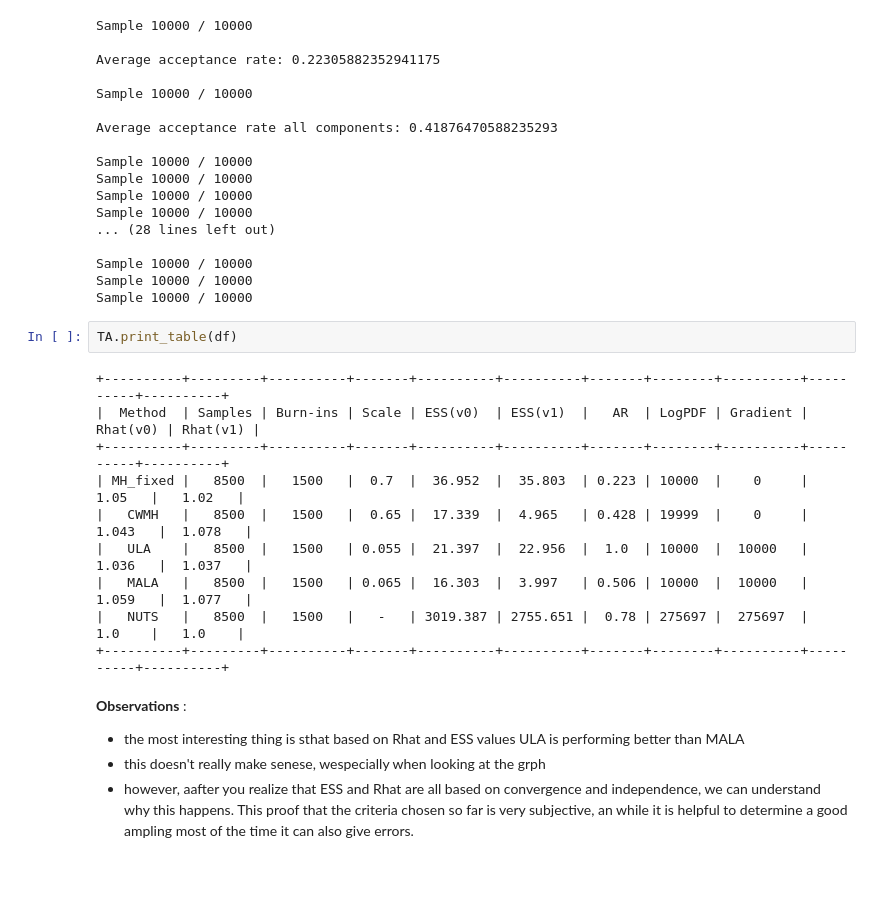
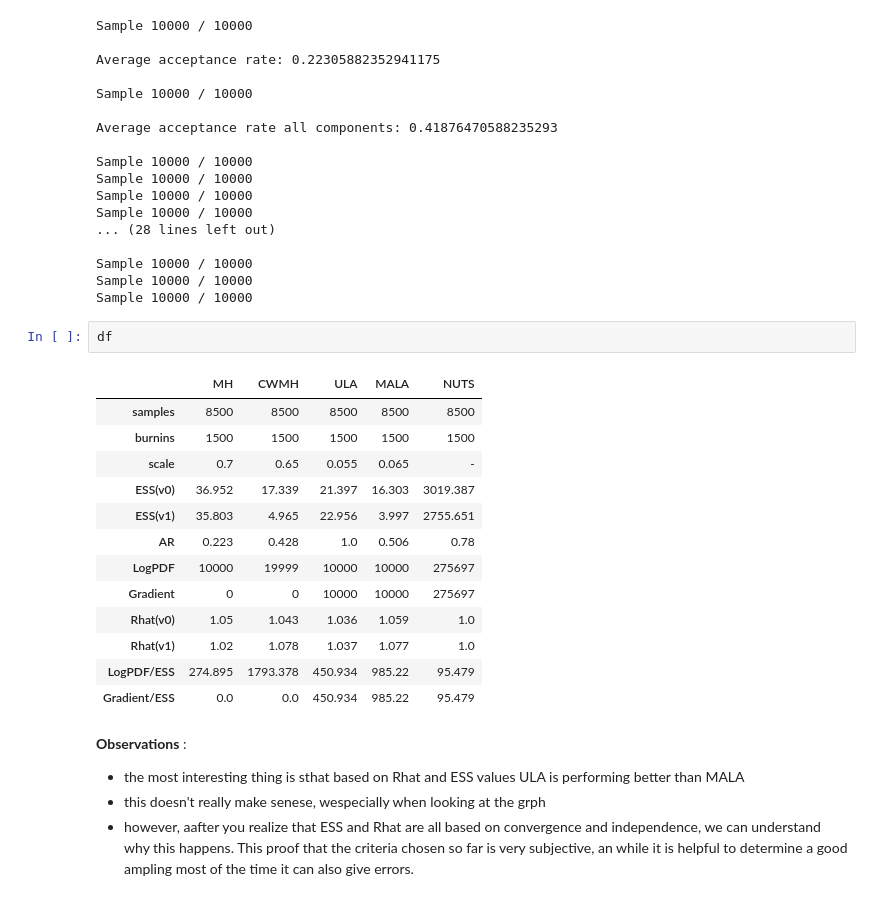
Before and after one commit to CUQI-DTU/CUQIpy-Benchmarks, a Jupyter notebook: demos/D01-table-donut.ipynb, the cells around one changed output. Saved outputs shown, nothing was run; the diff lists cells and outputs as text; blank space fills up the shorter version.

```diff
--- a/demos/D01-table-donut.ipynb
+++ b/demos/D01-table-donut.ipynb
@@ -337,18 +369,22 @@ Sample 10000 / 10000
 Sample 10000 / 10000
 Sample 10000 / 10000
 Sample 10000 / 10000
-# %%
-TA.print_table(df)
-# %% [output]
-+----------+---------+----------+-------+----------+----------+-------+--------+----------+----------+----------+
-|  Method  | Samples | Burn-ins | Scale | ESS(v0)  | ESS(v1)  |   AR  | LogPDF | Gradient | Rhat(v0) | Rhat(v1) |
-+----------+---------+----------+-------+----------+----------+-------+--------+----------+----------+----------+
-| MH_fixed |   8500  |   1500   |  0.7  |  36.952  |  35.803  | 0.223 | 10000  |    0     |   1.05   |   1.02   |
-|   CWMH   |   8500  |   1500   |  0.65 |  17.339  |  4.965   | 0.428 | 19999  |    0     |  1.043   |  1.078   |
-|   ULA    |   8500  |   1500   | 0.055 |  21.397  |  22.956  |  1.0  | 10000  |  10000   |  1.036   |  1.037   |
-|   MALA   |   8500  |   1500   | 0.065 |  16.303  |  3.997   | 0.506 | 10000  |  10000   |  1.059   |  1.077   |
-|   NUTS   |   8500  |   1500   |   -   | 3019.387 | 2755.651 |  0.78 | 275697 |  275697  |   1.0    |   1.0    |
-+----------+---------+----------+-------+----------+----------+-------+--------+----------+----------+----------+
+# %%
+df
+# %% [output]
+|  | MH | CWMH | ULA | MALA | NUTS |
+| samples | 8500 | 8500 | 8500 | 8500 | 8500 |
+| burnins | 1500 | 1500 | 1500 | 1500 | 1500 |
+| scale | 0.7 | 0.65 | 0.055 | 0.065 | - |
+| ESS(v0) | 36.952 | 17.339 | 21.397 | 16.303 | 3019.387 |
+| ESS(v1) | 35.803 | 4.965 | 22.956 | 3.997 | 2755.651 |
+| AR | 0.223 | 0.428 | 1.0 | 0.506 | 0.78 |
+| LogPDF | 10000 | 19999 | 10000 | 10000 | 275697 |
+| Gradient | 0 | 0 | 10000 | 10000 | 275697 |
+| Rhat(v0) | 1.05 | 1.043 | 1.036 | 1.059 | 1.0 |
+| Rhat(v1) | 1.02 | 1.078 | 1.037 | 1.077 | 1.0 |
+| LogPDF/ESS | 274.895 | 1793.378 | 450.934 | 985.22 | 95.479 |
+| Gradient/ESS | 0.0 | 0.0 | 450.934 | 985.22 | 95.479 |
 # %% [markdown]
 __Observations__ :
 - the most interesting thing is sthat based on Rhat and ESS values ULA is performing better than MALA
```
Also changed, not shown: parts of 15 cells of this notebook, 8 other files.
